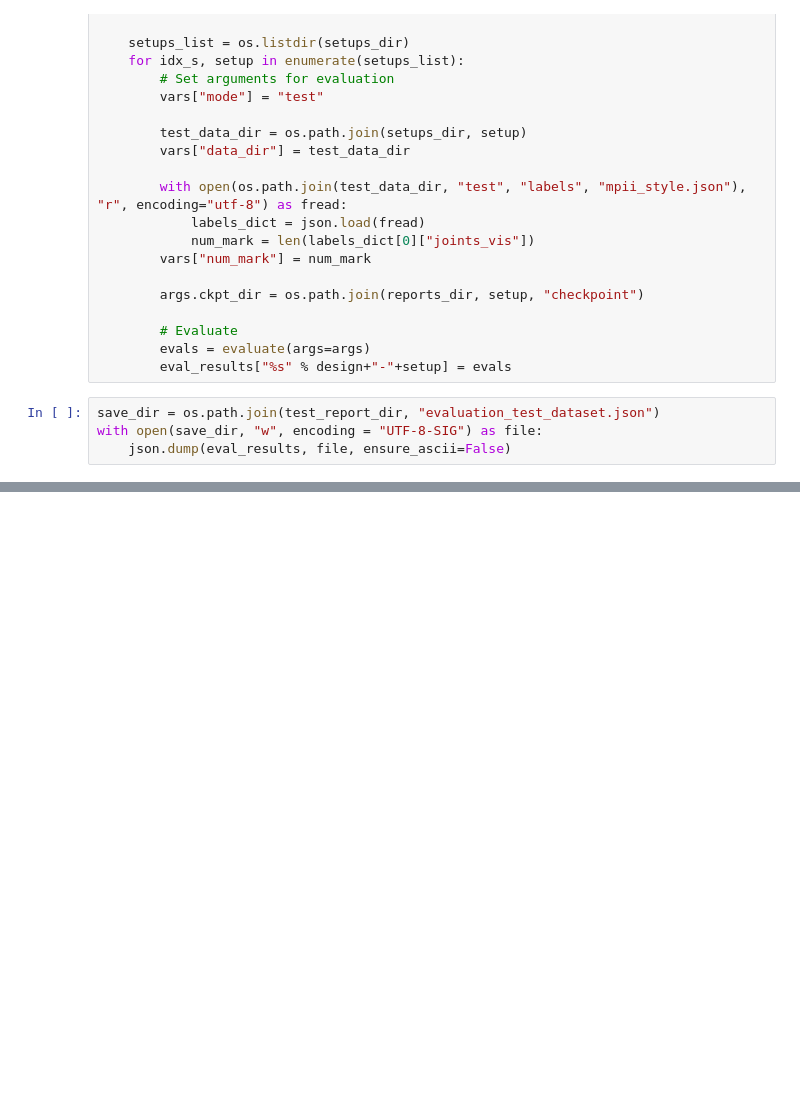
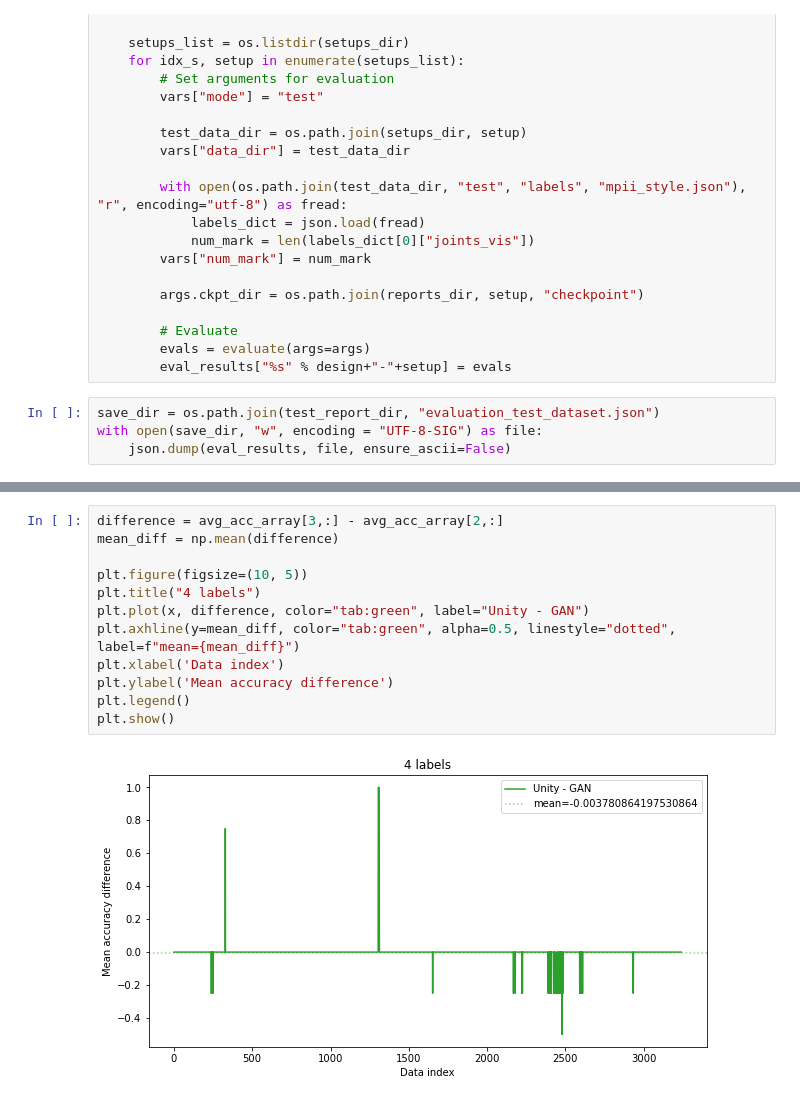
Before and after one commit to bigbreadguy/pose-estimator-test-loop, a Jupyter notebook: evaluate.ipynb, the cells around one changed output, grey strips where cells are left out. Drawn from its saved outputs; the diff is of its cells as text; blank space fills up the shorter version.

```diff
--- a/evaluate.ipynb
+++ b/evaluate.ipynb
@@ -114,0 +122,14 @@ torch.Size([1, 63, 65])
+# %%
+difference = avg_acc_array[3,:] - avg_acc_array[2,:]
+mean_diff = np.mean(difference)
+
+plt.figure(figsize=(10, 5))
+plt.title("4 labels")
+plt.plot(x, difference, color="tab:green", label="Unity - GAN")
+plt.axhline(y=mean_diff, color="tab:green", alpha=0.5, linestyle="dotted", label=f"mean={mean_diff}")
+plt.xlabel('Data index')
+plt.ylabel('Mean accuracy difference')
+plt.legend()
+plt.show()
+# %% [output]
+[figure, added]
```
Also changed, not shown: parts of 10 cells of this notebook.
